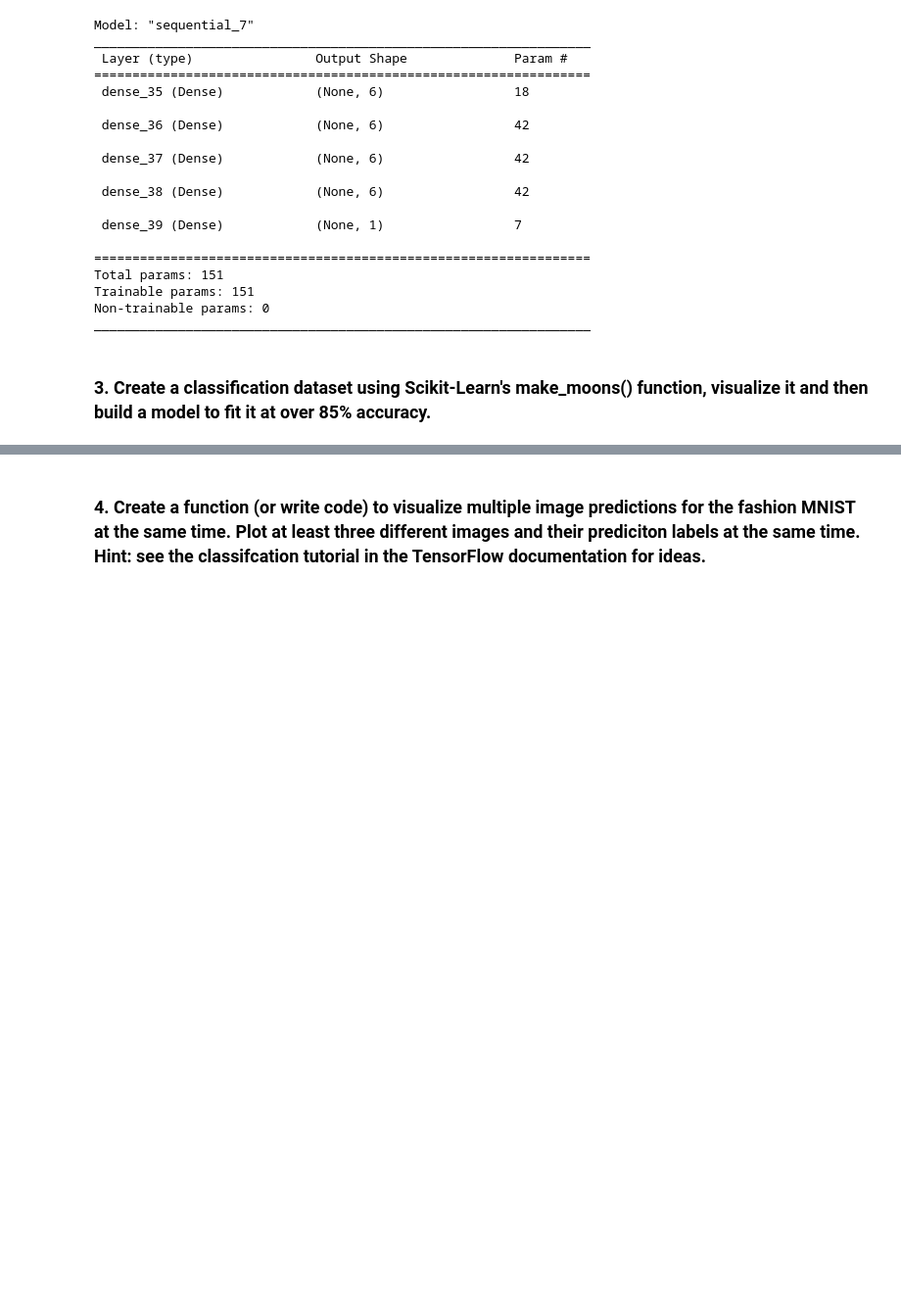
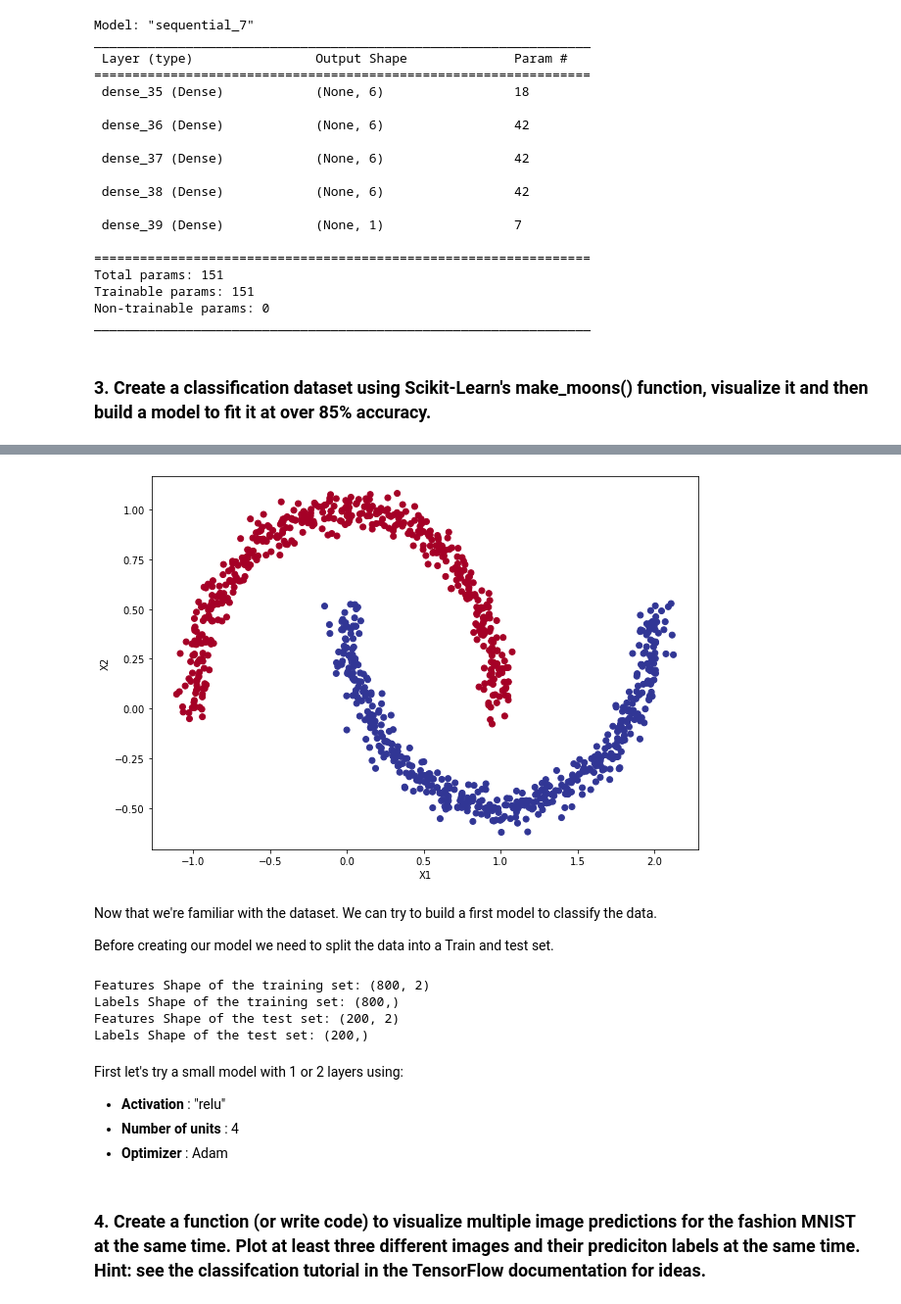
Before and after one commit to danchaud-vincent/tensorflow-deep-learning, a Jupyter notebook: exercices-solutions/02-Neural_Network_For_Classification_problem_Exercices.ipynb, the cells around one changed output, grey strips where cells are left out. Shown at 98% size. Cells and saved outputs as stored; diff of their text form; code cells hidden in the pictures; blank space fills up the shorter version.

```diff
--- a/exercices-solutions/02-Neural_Network_For_Classification_problem_Exercices.ipynb
+++ b/exercices-solutions/02-Neural_Network_For_Classification_problem_Exercices.ipynb
@@ -65,0 +69,3 @@ _________________________________________________________________
+# %%
+# Create the dataset
+X, y = make_moons(n_samples=1000,noise=0.05, random_state=42)
@@ -65,0 +97,13 @@ _________________________________________________________________
+# %%
+# Let's plot a figure of our data
+plt.figure(figsize=(10,7))
+plt.scatter(X[:,0],X[:,1],c=y, cmap=plt.cm.RdYlBu)
+plt.xlabel("X1")
+plt.ylabel("X2")
+plt.show()
+# %% [output]
+[figure, added]
+# %% [markdown]
+Now that we're familiar with the dataset. We can try to build a first model to classify the data.
+
+Before creating our model we need to split the data into a Train and test set.
@@ -65,0 +115,16 @@ _________________________________________________________________
+# %%
+# Shapes
+print(f"Features Shape of the training set: {X_train.shape}")
+print(f"Labels Shape of the training set: {y_train.shape}")
+print(f"Features Shape of the test set: {X_test.shape}")
+print(f"Labels Shape of the test set: {y_test.shape}")
+# %% [output]
+Features Shape of the training set: (800, 2)
+Labels Shape of the training set: (800,)
+Features Shape of the test set: (200, 2)
+Labels Shape of the test set: (200,)
+# %% [markdown]
+First let's try a small model with 1 or 2 layers using:
+- **Activation** : "relu"
+- **Number of units** : 4
+- **Optimizer** : Adam
```
Also changed, not shown: parts of 5 cells of this notebook.
